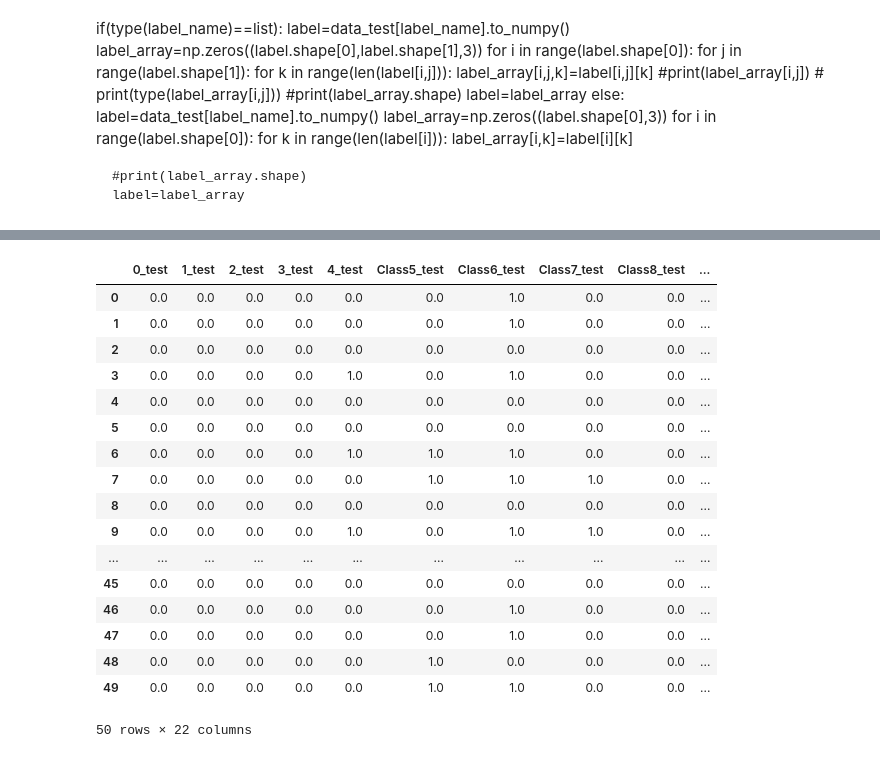
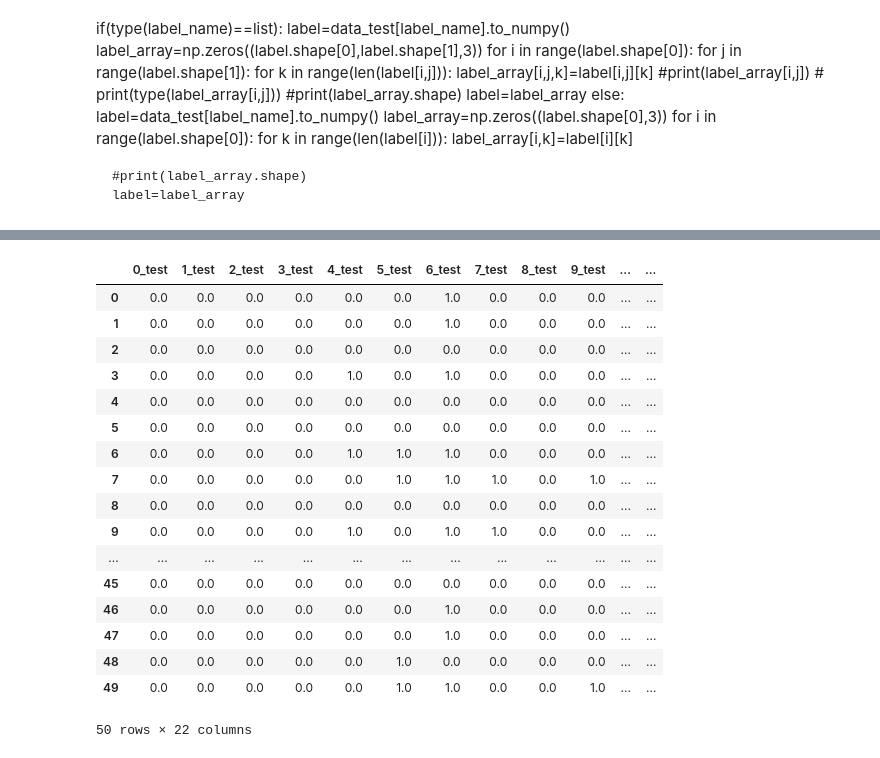
Before and after one commit to GwydionJon/EN_learn, a Jupyter notebook: machine_learning/ML_get_parameters_from_peakNumber_inga.ipynb, the cells around one changed output, grey strips where cells are left out. Cells and saved outputs as stored; diff of their text form; code cells hidden in the pictures.

```diff
--- a/machine_learning/ML_get_parameters_from_peakNumber_inga.ipynb
+++ b/machine_learning/ML_get_parameters_from_peakNumber_inga.ipynb
@@ -454,7 +465,7 @@ def plot_curve(epochs, hist, list_of_metrics):
 def create_model2(my_learning_rate, my_feature_layer,my_metrics,my_act_function = "softmax"):
     model = tf.keras.models.Sequential()
     model.add(my_feature_layer)
-    layers=[20,12]
+    layers=[20,25,15,12]
     for layer in layers:
         model.add(tf.keras.layers.Dense(units = layer, activation = my_act_function))
     model.add(tf.keras.layers.Dense(units=11,name='Output', activation = 'softmax'))
@@ -481,12 +492,12 @@ def train_model2(model, dataset, epochs, label_name,
     hist = pd.DataFrame(history.history)
     return epochs, hist
 # %%
-learning_rate = 1e-1
-epochs = 500
-batch_size = 12
-
+learning_rate = 1e-4
+epochs = 13500
+batch_size = 300
+print(len(data_train))
 #specify the classification threshold
-classification_threshold = 0.15
+classification_threshold = 0.125
 
 # Establish the metrics the model will measure.
 metric = [tf.keras.metrics.BinaryAccuracy(name='accuracy', threshold=classification_threshold),
@@ -494,7 +505,7 @@ metric = [tf.keras.metrics.BinaryAccuracy(name='accuracy', threshold=classificat
       tf.keras.metrics.Recall(thresholds=classification_threshold,name='recall'),]
 
 label_name=["Class0","Class1","Class2","Class3","Class4","Class5","Class6","Class7","Class8","Class9","Class10"]
-my_model = create_model2(learning_rate, my_feature_layer_A,metric,my_act_function="softmax")
+my_model = create_model2(learning_rate, my_feature_layer_A,metric,my_act_function="sigmoid")
 
 # Plot a graph of the metric(s) vs. epochs.
 #list_of_metrics_to_plot = ['accuracy']
@@ -543,7 +556,7 @@ print(predicted.shape)
 
 
 
-df_test=pd.DataFrame(label,columns=["0_test","1_test","2_test","3_test","4_test","Class5_test","Class6_test","Class7_test","Class8_test","Class9_test","Class10_test"])
+df_test=pd.DataFrame(label,columns=["0_test","1_test","2_test","3_test","4_test","5_test","6_test","7_test","8_test","9_test","10_test"])
 #df_test=pd.DataFrame(label,columns=["k6a1_0.25_label","k6a1_0.5_label","k6a1_0.75_label"])
 df_predict=pd.DataFrame(predicted,columns=["Class0","Class1","Class2","Class3","Class4","Class5","Class6","Class7","Class8","Class9","Class10"])
 #df_predict=pd.DataFrame(predicted,columns=["k6a1_0.25","k6a1_0.5","k6a1_0.75"])
@@ -556,21 +569,21 @@ pd.concat([df_test,df_predict], axis=1).head(50)
 (146, 11)
-|  | 0_test | 1_test | 2_test | 3_test | 4_test | Class5_test | Class6_test | Class7_test | Class8_test | ... |
-| 0 | 0.0 | 0.0 | 0.0 | 0.0 | 0.0 | 0.0 | 1.0 | 0.0 | 0.0 | ... |
-| 1 | 0.0 | 0.0 | 0.0 | 0.0 | 0.0 | 0.0 | 1.0 | 0.0 | 0.0 | ... |
-| 2 | 0.0 | 0.0 | 0.0 | 0.0 | 0.0 | 0.0 | 0.0 | 0.0 | 0.0 | ... |
-| 3 | 0.0 | 0.0 | 0.0 | 0.0 | 1.0 | 0.0 | 1.0 | 0.0 | 0.0 | ... |
-| 4 | 0.0 | 0.0 | 0.0 | 0.0 | 0.0 | 0.0 | 0.0 | 0.0 | 0.0 | ... |
-| 5 | 0.0 | 0.0 | 0.0 | 0.0 | 0.0 | 0.0 | 0.0 | 0.0 | 0.0 | ... |
-| 6 | 0.0 | 0.0 | 0.0 | 0.0 | 1.0 | 1.0 | 1.0 | 0.0 | 0.0 | ... |
-| 7 | 0.0 | 0.0 | 0.0 | 0.0 | 0.0 | 1.0 | 1.0 | 1.0 | 0.0 | ... |
-| 8 | 0.0 | 0.0 | 0.0 | 0.0 | 0.0 | 0.0 | 0.0 | 0.0 | 0.0 | ... |
-| 9 | 0.0 | 0.0 | 0.0 | 0.0 | 1.0 | 0.0 | 1.0 | 1.0 | 0.0 | ... |
-| ... | ... | ... | ... | ... | ... | ... | ... | ... | ... | ... |
-| 45 | 0.0 | 0.0 | 0.0 | 0.0 | 0.0 | 0.0 | 0.0 | 0.0 | 0.0 | ... |
-| 46 | 0.0 | 0.0 | 0.0 | 0.0 | 0.0 | 0.0 | 1.0 | 0.0 | 0.0 | ... |
-| 47 | 0.0 | 0.0 | 0.0 | 0.0 | 0.0 | 0.0 | 1.0 | 0.0 | 0.0 | ... |
-| 48 | 0.0 | 0.0 | 0.0 | 0.0 | 0.0 | 1.0 | 0.0 | 0.0 | 0.0 | ... |
-| 49 | 0.0 | 0.0 | 0.0 | 0.0 | 0.0 | 1.0 | 1.0 | 0.0 | 0.0 | ... |
+|  | 0_test | 1_test | 2_test | 3_test | 4_test | 5_test | 6_test | 7_test | 8_test | 9_test | ... | ... |
+| 0 | 0.0 | 0.0 | 0.0 | 0.0 | 0.0 | 0.0 | 1.0 | 0.0 | 0.0 | 0.0 | ... | ... |
+| 1 | 0.0 | 0.0 | 0.0 | 0.0 | 0.0 | 0.0 | 1.0 | 0.0 | 0.0 | 0.0 | ... | ... |
+| 2 | 0.0 | 0.0 | 0.0 | 0.0 | 0.0 | 0.0 | 0.0 | 0.0 | 0.0 | 0.0 | ... | ... |
+| 3 | 0.0 | 0.0 | 0.0 | 0.0 | 1.0 | 0.0 | 1.0 | 0.0 | 0.0 | 0.0 | ... | ... |
+| 4 | 0.0 | 0.0 | 0.0 | 0.0 | 0.0 | 0.0 | 0.0 | 0.0 | 0.0 | 0.0 | ... | ... |
+| 5 | 0.0 | 0.0 | 0.0 | 0.0 | 0.0 | 0.0 | 0.0 | 0.0 | 0.0 | 0.0 | ... | ... |
+| 6 | 0.0 | 0.0 | 0.0 | 0.0 | 1.0 | 1.0 | 1.0 | 0.0 | 0.0 | 0.0 | ... | ... |
+| 7 | 0.0 | 0.0 | 0.0 | 0.0 | 0.0 | 1.0 | 1.0 | 1.0 | 0.0 | 1.0 | ... | ... |
+| 8 | 0.0 | 0.0 | 0.0 | 0.0 | 0.0 | 0.0 | 0.0 | 0.0 | 0.0 | 0.0 | ... | ... |
+| 9 | 0.0 | 0.0 | 0.0 | 0.0 | 1.0 | 0.0 | 1.0 | 1.0 | 0.0 | 0.0 | ... | ... |
+| ... | ... | ... | ... | ... | ... | ... | ... | ... | ... | ... | ... | ... |
+| 45 | 0.0 | 0.0 | 0.0 | 0.0 | 0.0 | 0.0 | 0.0 | 0.0 | 0.0 | 0.0 | ... | ... |
+| 46 | 0.0 | 0.0 | 0.0 | 0.0 | 0.0 | 0.0 | 1.0 | 0.0 | 0.0 | 0.0 | ... | ... |
+| 47 | 0.0 | 0.0 | 0.0 | 0.0 | 0.0 | 0.0 | 1.0 | 0.0 | 0.0 | 0.0 | ... | ... |
+| 48 | 0.0 | 0.0 | 0.0 | 0.0 | 0.0 | 1.0 | 0.0 | 0.0 | 0.0 | 0.0 | ... | ... |
+| 49 | 0.0 | 0.0 | 0.0 | 0.0 | 0.0 | 1.0 | 1.0 | 0.0 | 0.0 | 1.0 | ... | ... |
 50 rows × 22 columns
 # %%
 list_of_metrics_to_plot = ['accuracy', 'precision', 'recall']
```
Also changed, not shown: parts of 6 cells of this notebook, 1 other file.
